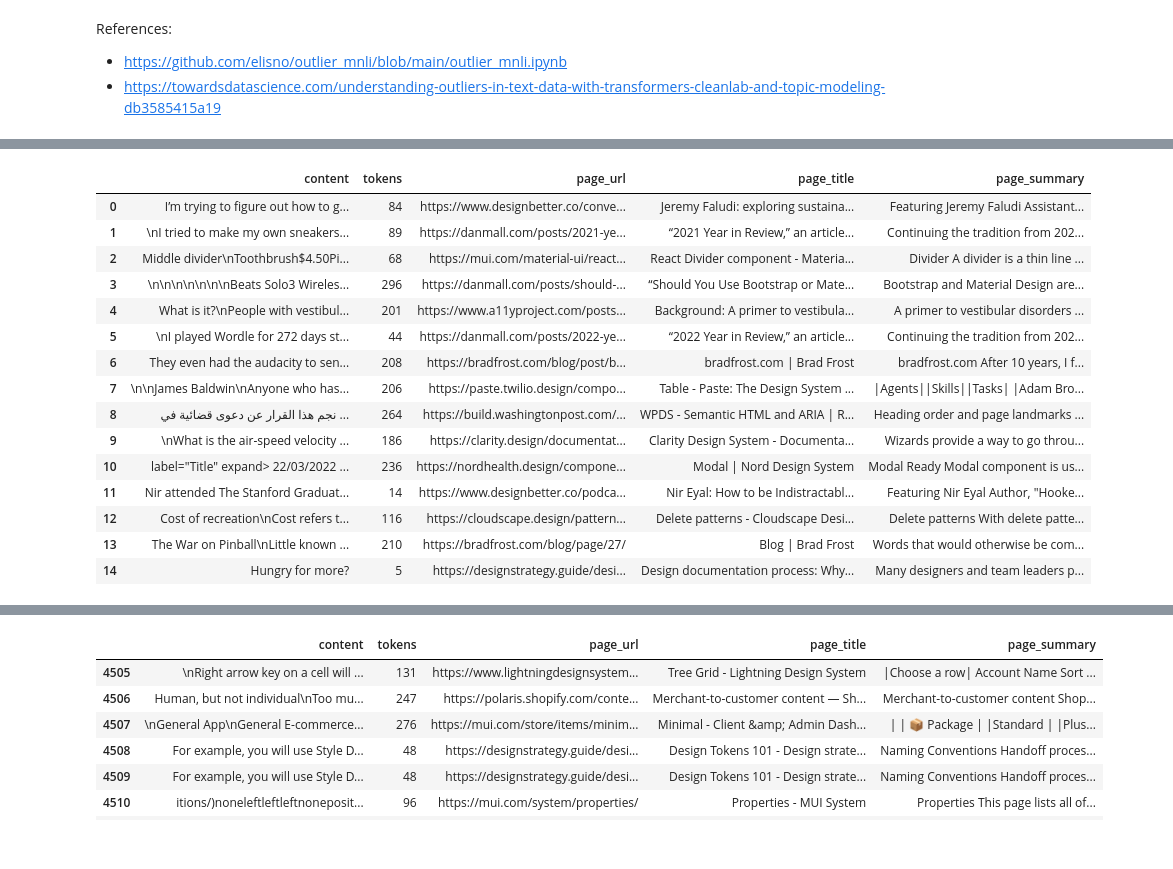
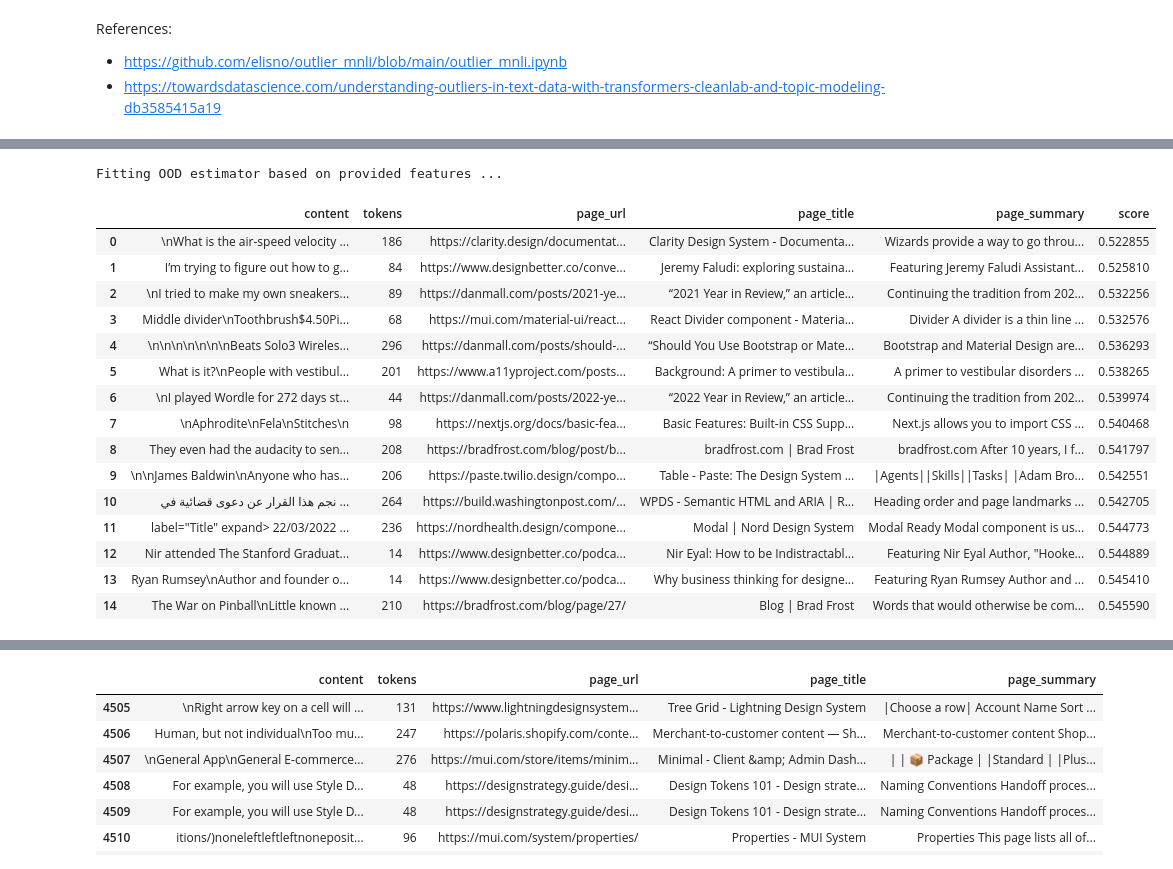
Before and after one commit to kickstartDS/concierge, a Jupyter notebook: notebooks/cleanup-data.ipynb, the cells around one changed output, grey strips where cells are left out. Saved outputs shown, nothing was run; the diff lists cells and outputs as text; code cells hidden in the pictures.

```diff
--- a/notebooks/cleanup-data.ipynb
+++ b/notebooks/cleanup-data.ipynb
@@ -11,11 +11,14 @@ import matplotlib.pyplot as plt
 from umap import UMAP
 from cleanlab.outlier import OutOfDistribution
 
-def get_section_content(section):
+# def getSectionContent(section):
+#     return section['page']['title'].replace('\n', ' ').strip() + ' ' + section['page']['summary'].replace('\n', ' ').strip() + ' ' + section['content'].replace('\n', ' ').strip()
+
+def getSectionContent(section):
     return section['content'].replace('\n', ' ').strip()
 
-embeddings_location = '../page-embeddings.pkl'
-outlier_scores_location = 'section_outlier_scores.pkl'
+embeddings_location = 'rest_embeddings.pkl'
+outlier_scores_location = 'rest-concatenated_scores.pkl'
 
 with open(embeddings_location, "rb") as reader:
     cache_data = pickle.load(reader)
@@ -23,6 +26,6 @@ with open(embeddings_location, "rb") as reader:
     corpus_embeddings = cache_data['embeddings']
 
 passages = []
-passages.extend(map(get_section_content, sections))
+passages.extend(map(getSectionContent, sections))
 print('Passages:', len(passages))
 # %% [output]
@@ -30,6 +35,8 @@ Passages: 180783
 # %%
 ood = OutOfDistribution()
 train_outlier_scores = ood.fit_score(features=corpus_embeddings)
+# %% [output]
+Fitting OOD estimator based on provided features ...
 # %%
 with open(outlier_scores_location, "wb") as writer:
     pickle.dump({'scores': train_outlier_scores}, writer)
@@ -40,31 +47,32 @@ with open(outlier_scores_location, "rb") as reader:
 # %%
 numpy_passages = np.array(passages)
 numpy_sections = np.array(sections)
 numpy_embeddings = np.array(corpus_embeddings)
 
-top_train_outlier_idxs = (train_outlier_scores).argsort()[:15]
+top_train_outlier_idxs = (train_outlier_scores).argsort()[:30]
 outlier_passages = numpy_passages[top_train_outlier_idxs]
 outlier_sections = numpy_sections[top_train_outlier_idxs]
 
 df = pd.DataFrame.from_records(pd.json_normalize(outlier_sections, sep='_'))
+df['score'] = train_outlier_scores[top_train_outlier_idxs]
 df.head(15)
 # %% [output]
-|  | content | tokens | page_url | page_title | page_summary |
-| 0 | I’m trying to figure out how to g... | 84 | https://www.designbetter.co/conve... | Jeremy Faludi: exploring sustaina... | Featuring Jeremy Faludi Assistant... |
-| 1 | \nI tried to make my own sneakers... | 89 | https://danmall.com/posts/2021-ye... | “2021 Year in Review,” an article... | Continuing the tradition from 202... |
-| 2 | Middle divider\nToothbrush$4.50Pi... | 68 | https://mui.com/material-ui/react... | React Divider component - Materia... | Divider A divider is a thin line ... |
-| 3 | \n\n\n\n\n\n\nBeats Solo3 Wireles... | 296 | https://danmall.com/posts/should-... | “Should You Use Bootstrap or Mate... | Bootstrap and Material Design are... |
-| 4 | What is it?\nPeople with vestibul... | 201 | https://www.a11yproject.com/posts... | Background: A primer to vestibula... | A primer to vestibular disorders ... |
-| 5 | \nI played Wordle for 272 days st... | 44 | https://danmall.com/posts/2022-ye... | “2022 Year in Review,” an article... | Continuing the tradition from 202... |
-| 6 | They even had the audacity to sen... | 208 | https://bradfrost.com/blog/post/b... | bradfrost.com | Brad Frost | bradfrost.com After 10 years, I f... |
-| 7 | \n\nJames Baldwin\nAnyone who has... | 206 | https://paste.twilio.design/compo... | Table - Paste: The Design System ... | |Agents||Skills||Tasks| |Adam Bro... |
-| 8 | نجم هذا القرار عن دعوى قضائية في ... | 264 | https://build.washingtonpost.com/... | WPDS - Semantic HTML and ARIA | R... | Heading order and page landmarks ... |
-| 9 | \nWhat is the air-speed velocity ... | 186 | https://clarity.design/documentat... | Clarity Design System - Documenta... | Wizards provide a way to go throu... |
-| 10 | label="Title" expand> 22/03/2022 ... | 236 | https://nordhealth.design/compone... | Modal | Nord Design System | Modal Ready Modal component is us... |
-| 11 | Nir attended The Stanford Graduat... | 14 | https://www.designbetter.co/podca... | Nir Eyal: How to be Indistractabl... | Featuring Nir Eyal Author, "Hooke... |
-| 12 | Cost of recreation\nCost refers t... | 116 | https://cloudscape.design/pattern... | Delete patterns - Cloudscape Desi... | Delete patterns With delete patte... |
-| 13 | The War on Pinball\nLittle known ... | 210 | https://bradfrost.com/blog/page/27/ | Blog | Brad Frost | Words that would otherwise be com... |
-| 14 | Hungry for more? | 5 | https://designstrategy.guide/desi... | Design documentation process: Why... | Many designers and team leaders p... |
+|  | content | tokens | page_url | page_title | page_summary | score |
+| 0 | \nWhat is the air-speed velocity ... | 186 | https://clarity.design/documentat... | Clarity Design System - Documenta... | Wizards provide a way to go throu... | 0.522855 |
+| 1 | I’m trying to figure out how to g... | 84 | https://www.designbetter.co/conve... | Jeremy Faludi: exploring sustaina... | Featuring Jeremy Faludi Assistant... | 0.525810 |
+| 2 | \nI tried to make my own sneakers... | 89 | https://danmall.com/posts/2021-ye... | “2021 Year in Review,” an article... | Continuing the tradition from 202... | 0.532256 |
+| 3 | Middle divider\nToothbrush$4.50Pi... | 68 | https://mui.com/material-ui/react... | React Divider component - Materia... | Divider A divider is a thin line ... | 0.532576 |
+| 4 | \n\n\n\n\n\n\nBeats Solo3 Wireles... | 296 | https://danmall.com/posts/should-... | “Should You Use Bootstrap or Mate... | Bootstrap and Material Design are... | 0.536293 |
+| 5 | What is it?\nPeople with vestibul... | 201 | https://www.a11yproject.com/posts... | Background: A primer to vestibula... | A primer to vestibular disorders ... | 0.538265 |
+| 6 | \nI played Wordle for 272 days st... | 44 | https://danmall.com/posts/2022-ye... | “2022 Year in Review,” an article... | Continuing the tradition from 202... | 0.539974 |
+| 7 | \nAphrodite\nFela\nStitches\n | 98 | https://nextjs.org/docs/basic-fea... | Basic Features: Built-in CSS Supp... | Next.js allows you to import CSS ... | 0.540468 |
+| 8 | They even had the audacity to sen... | 208 | https://bradfrost.com/blog/post/b... | bradfrost.com | Brad Frost | bradfrost.com After 10 years, I f... | 0.541797 |
+| 9 | \n\nJames Baldwin\nAnyone who has... | 206 | https://paste.twilio.design/compo... | Table - Paste: The Design System ... | |Agents||Skills||Tasks| |Adam Bro... | 0.542551 |
+| 10 | نجم هذا القرار عن دعوى قضائية في ... | 264 | https://build.washingtonpost.com/... | WPDS - Semantic HTML and ARIA | R... | Heading order and page landmarks ... | 0.542705 |
+| 11 | label="Title" expand> 22/03/2022 ... | 236 | https://nordhealth.design/compone... | Modal | Nord Design System | Modal Ready Modal component is us... | 0.544773 |
+| 12 | Nir attended The Stanford Graduat... | 14 | https://www.designbetter.co/podca... | Nir Eyal: How to be Indistractabl... | Featuring Nir Eyal Author, "Hooke... | 0.544889 |
+| 13 | Ryan Rumsey\nAuthor and founder o... | 14 | https://www.designbetter.co/podca... | Why business thinking for designe... | Featuring Ryan Rumsey Author and ... | 0.545410 |
+| 14 | The War on Pinball\nLittle known ... | 210 | https://bradfrost.com/blog/page/27/ | Blog | Brad Frost | Words that would otherwise be com... | 0.545590 |
 # %%
 threshold = np.percentile(train_outlier_scores, 2.5)
 
```
Also changed, not shown: parts of 11 cells of this notebook, 4 other files.
